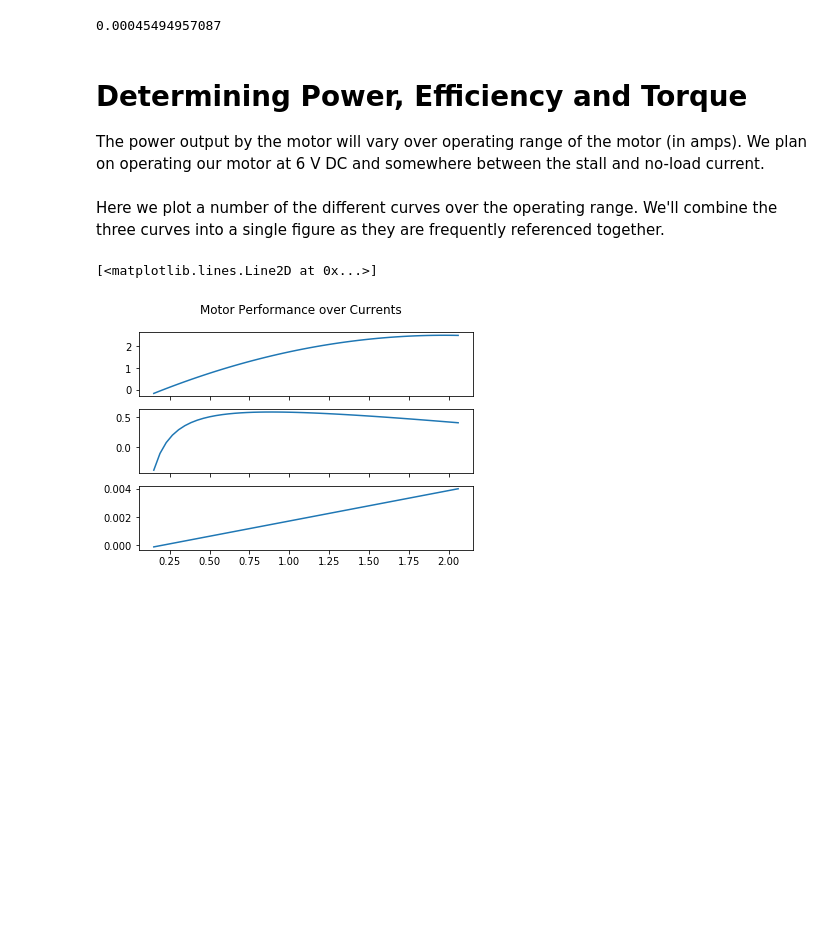
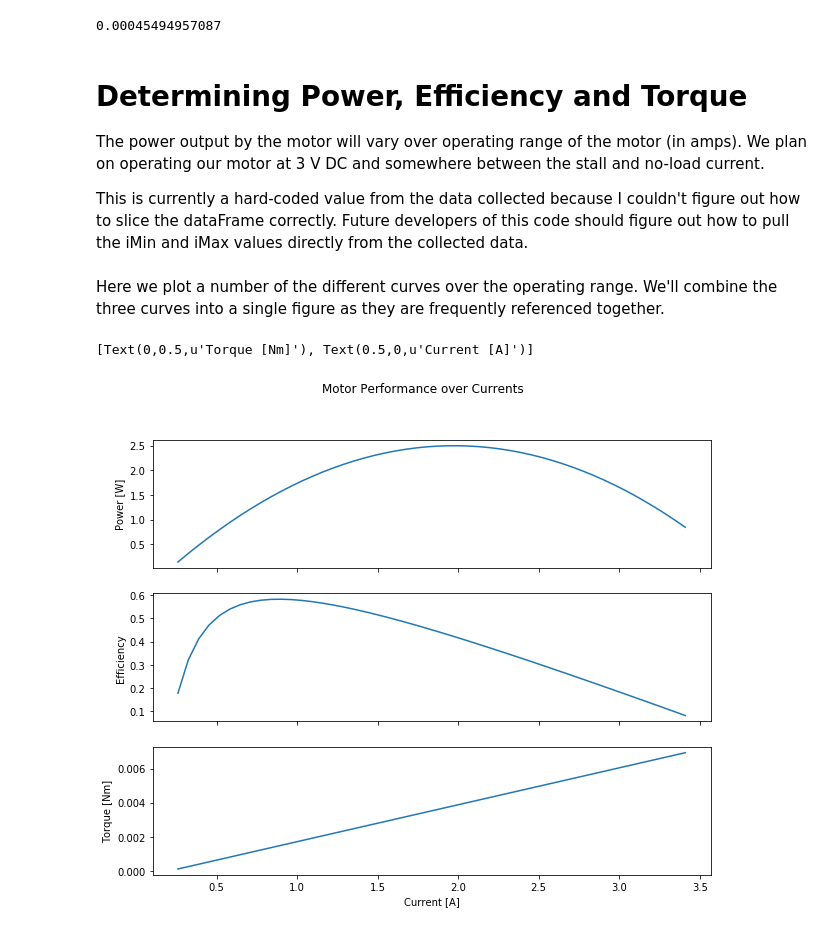
Before and after one commit to jsokol94/ME112JumperCode, a Jupyter notebook: PololuMotorCharacterization.ipynb, the cells around one changed output. Drawn from its saved outputs; the diff is of its cells as text; code cells hidden in the pictures; blank space fills up the shorter version.

Commit message:
Updated the Motoe Curve Calcs
The current range was being incorrectly calculated so I updated it to be based on hard-coded values. Future iterations to automate pulling this from the collected data.

```diff
--- a/PololuMotorCharacterization.ipynb
+++ b/PololuMotorCharacterization.ipynb
@@ -86,11 +90,13 @@ print Tf
 # %% [markdown]
 # Determining Power, Efficiency and Torque
 
-The power output by the motor will vary over operating range of the motor (in amps). We plan on operating our motor at 6 V DC and somewhere between the stall and no-load current.
+The power output by the motor will vary over operating range of the motor (in amps). We plan on operating our motor at 3 V DC and somewhere between the stall and no-load current.
+
+This is currently a hard-coded value from the data collected because I couldn't figure out how to slice the dataFrame correctly. Future developers of this code should figure out how to pull the iMin and iMax values directly from the collected data.
 # %%
 operatingVoltage = 3 # [V]
-iMin = stall['I'][operatingVoltage] # [A]
-iMax = nl['I'][operatingVoltage] # [A]
+iMin = 0.26
+iMax = 3.41
 
 iRange = np.linspace(iMin, iMax)
 # %%
@@ -102,12 +108,17 @@ efficiency = powerOut/powerIn
 # %% [markdown]
 Here we plot a number of the different curves over the operating range. We'll combine the three curves into a single figure as they are frequently referenced together.
 # %%
-fig, (powerCurve, efficiencyCurve, torqueCurve) = plt.subplots(nrows=3, ncols=1, sharex=True)
+fig, (powerCurve, efficiencyCurve, torqueCurve) = plt.subplots(nrows=3, ncols=1, sharex=True, figsize=(10, 8))
 fig.suptitle('Motor Performance over Currents')
 
 powerCurve.plot(iRange, powerOut)
+powerCurve.set(ylabel='Power [W]')
+
 efficiencyCurve.plot(iRange, efficiency)
+efficiencyCurve.set(ylabel='Efficiency')
+
 torqueCurve.plot(iRange, torqueLoad)
+torqueCurve.set(xlabel='Current [A]', ylabel='Torque [Nm]')
 # %% [output]
-[<matplotlib.lines.Line2D at 0x...>]
+[Text(0,0.5,u'Torque [Nm]'), Text(0.5,0,u'Current [A]')]
-[figure, old version]
+[figure, new version]
```
Also changed, not shown: parts of 1 cell of this notebook.
